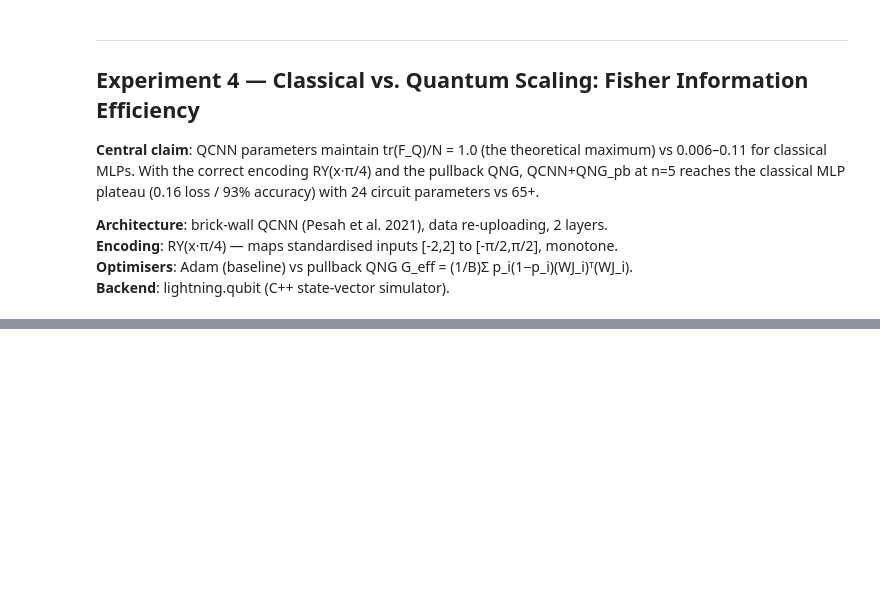
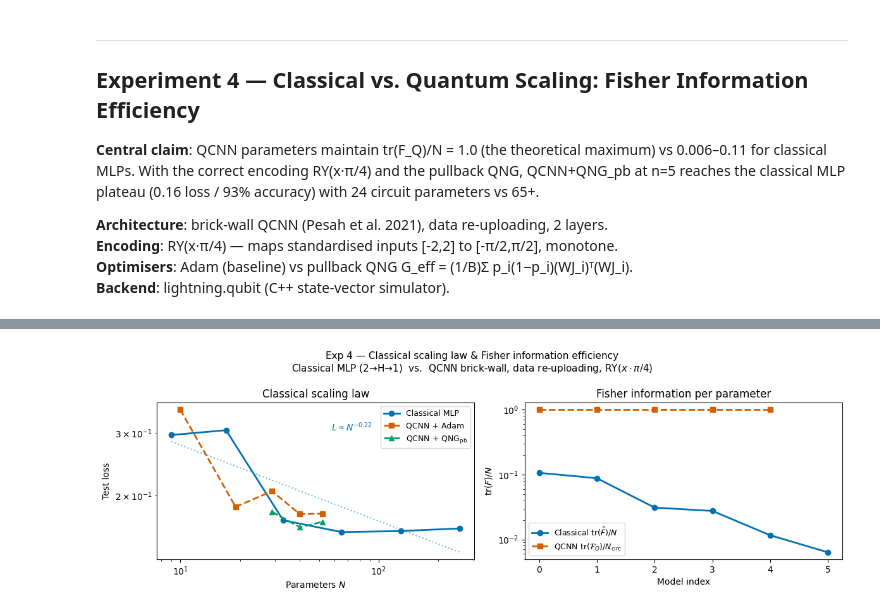
Before and after one commit to rdisipio/qLM-fisher, a Jupyter notebook: exp4_notebook.ipynb, the cells around one changed output, grey strips where cells are left out. Drawn from its saved outputs; the diff is of its cells as text; code cells hidden in the pictures; blank space fills up the shorter version.

```diff
--- a/exp4_notebook.ipynb
+++ b/exp4_notebook.ipynb
@@ -35,0 +52,5 @@ c_res, adam_res, pb_res = exp4.run_all()
+# %%
+print("=" * 68)
+print("B. QCNN + Adam")
+print("=" * 68)
+adam_res = [exp4.run_qcnn_adam(n) for n in exp4.Q_RANGE]
@@ -35,0 +75,5 @@ c_res, adam_res, pb_res = exp4.run_all()
+# %%
+print("=" * 68)
+print("C. QCNN + QNG_pb (pullback through W)")
+print("=" * 68)
+pb_res = [exp4.run_qcnn_qng_pb(n) for n in exp4.QNG_RANGE]
@@ -35,0 +98,9 @@ c_res, adam_res, pb_res = exp4.run_all()
+# %%
+print(f"\n{'Scenario':>20} {'n/H':>5} {'n_circ':>7} {'loss':>7} {'acc':>6}")
+print("-" * 48)
+for r in c_res:
+    print(f"{'MLP':>20} {r['h']:>5}   {'–':>5} {r['test_loss']:>7.2f} {r['test_acc']:>6.0%}")
+for r in adam_res:
+    print(f"{'QCNN+Adam':>20} {r['n_qubits']:>5} {r['n_circ']:>7} {r['test_loss']:>7.2f} {r['test_acc']:>6.0%}")
+for r in pb_res:
+    print(f"{'QCNN+QNG_pb':>20} {r['n_qubits']:>5} {r['n_circ']:>7} {r['test_loss']:>7.2f} {r['test_acc']:>6.0%}")
@@ -36,4 +124,48 @@ c_res, adam_res, pb_res = exp4.run_all()
 # %%
-fig = exp4.plot_scaling_fisher(c_res, adam_res, save=True)
+from scipy.stats import linregress
+
+PAL   = {"c": "#0072B2", "adam": "#D55E00", "pb": "#009E73"}
+
+def smooth(v, w=20):
+    return np.convolve(v, np.ones(w) / w, mode="valid")
+
+c_np  = [r["n_params"] for r in c_res]
+c_l   = [r["test_loss"] for r in c_res]
+c_tpn = [r["tr_f"] / r["n_params"] for r in c_res]
+q_np  = [r["n_tot"] for r in adam_res]
+q_l   = [r["test_loss"] for r in adam_res]
+q_tpn = [r["tr_f"] / r["n_circ"] for r in adam_res]
+p_np  = [r["n_tot"] for r in pb_res]
+p_l   = [r["test_loss"] for r in pb_res]
+
+fig, axes = plt.subplots(1, 2, figsize=(12, 4))
+fig.suptitle(
+    "Exp 4 — Classical scaling law & Fisher information efficiency\n"
+    r"Classical MLP (2→H→1)  vs.  QCNN brick-wall, data re-uploading, $\mathrm{RY}(x\cdot\pi/4)$",
+    fontsize=11,
+)
+
+ax = axes[0]
+ax.loglog(c_np, c_l, "o-", color=PAL["c"], lw=2, label="Classical MLP")
+sl, ic, *_ = linregress(np.log(c_np), np.log(c_l))
+xf = np.geomspace(min(c_np), max(c_np), 200)
+ax.loglog(xf, np.exp(ic) * xf**sl, ":", color=PAL["c"], alpha=0.5)
+ax.text(0.55, 0.82, fr"$L \propto N^{{{sl:.2f}}}$", transform=ax.transAxes, color=PAL["c"], fontsize=10)
+ax.loglog(q_np, q_l, "s--", color=PAL["adam"], lw=2, label="QCNN + Adam")
+ax.loglog(p_np, p_l, "^--", color=PAL["pb"],   lw=2, label=r"QCNN + QNG$_\mathrm{pb}$")
+ax.set_xlabel("Parameters $N$"); ax.set_ylabel("Test loss")
+ax.set_title("Classical scaling law"); ax.legend(fontsize=9)
+
+ax = axes[1]
+ax.semilogy(range(len(c_res)), c_tpn, "o-", color=PAL["c"], lw=2,
+            label=r"Classical $\mathrm{tr}(\hat{F})/N$")
+ax.semilogy(range(len(adam_res)), q_tpn, "s--", color=PAL["adam"], lw=2,
+            label=r"QCNN $\mathrm{tr}(\mathcal{F}_Q)/N_\mathrm{circ}$")
+ax.set_xlabel("Model index"); ax.set_ylabel(r"$\mathrm{tr}(F)/N$")
+ax.set_title("Fisher information per parameter"); ax.legend(fontsize=9)
+
+plt.tight_layout()
 fig
+# %% [output]
+[figure, added]
 # %%
```
Also changed, not shown: parts of 7 cells of this notebook.
